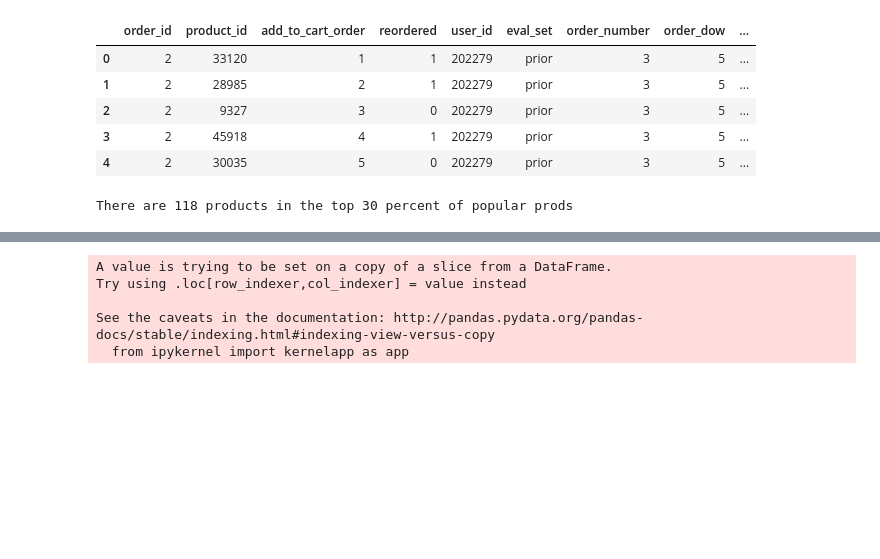
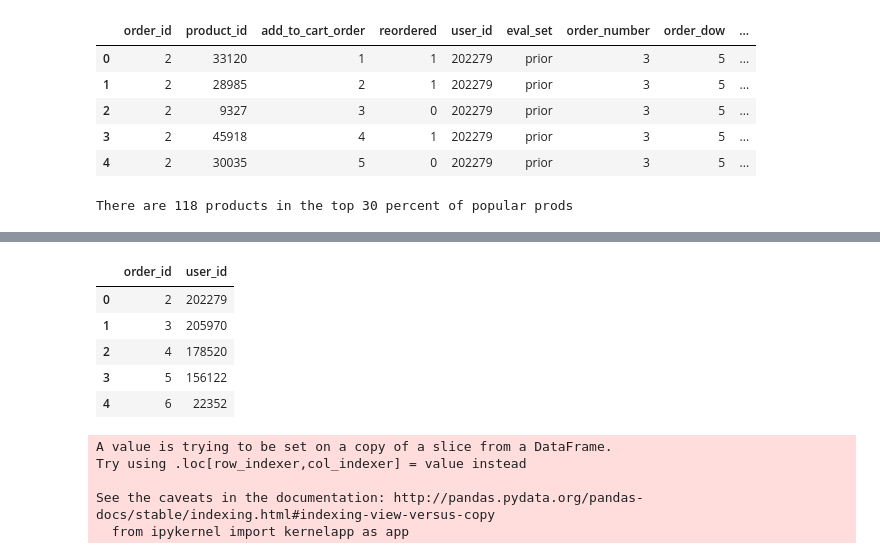
Before and after one commit to matt-negrin/instacart, a Jupyter notebook: scratch.ipynb, the cells around one changed output, grey strips where cells are left out. Drawn from its saved outputs; the diff is of its cells as text; code cells hidden in the pictures; blank space fills up the shorter version.

```diff
--- a/scratch.ipynb
+++ b/scratch.ipynb
@@ -423,3 +435,14 @@ output
+# %%
+tester = new_df.groupby(['order_id'])['user_id'].agg({'user_id': lambda x: max(x)}).reset_index()
+# %%
+tester.head()
+# %% [output]
+|  | order_id | user_id |
+| 0 | 2 | 202279 |
+| 1 | 3 | 205970 |
+| 2 | 4 | 178520 |
+| 3 | 5 | 156122 |
+| 4 | 6 | 22352 |
 # %%
 test = new_df.head(100)
 test['product_id'] = test['product_id'].astype(str)
```
Also changed, not shown: parts of 4 cells of this notebook.
